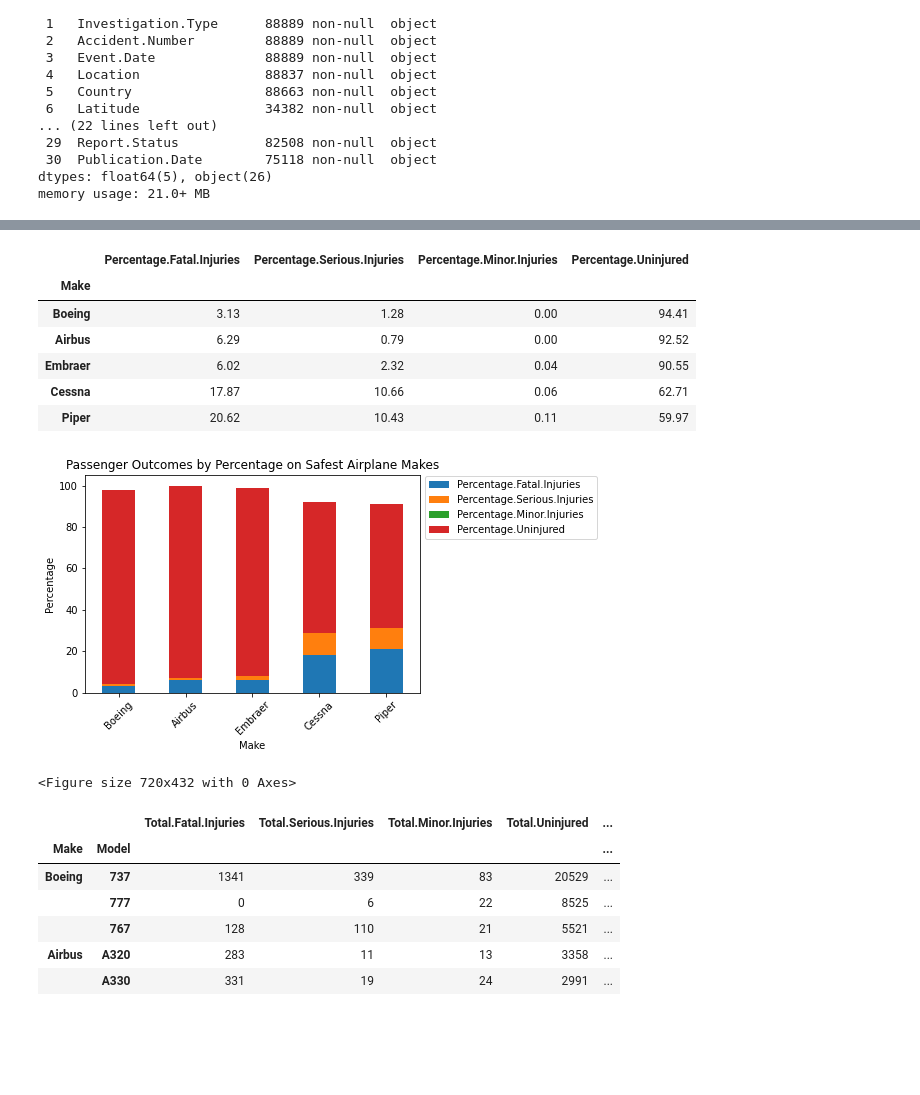
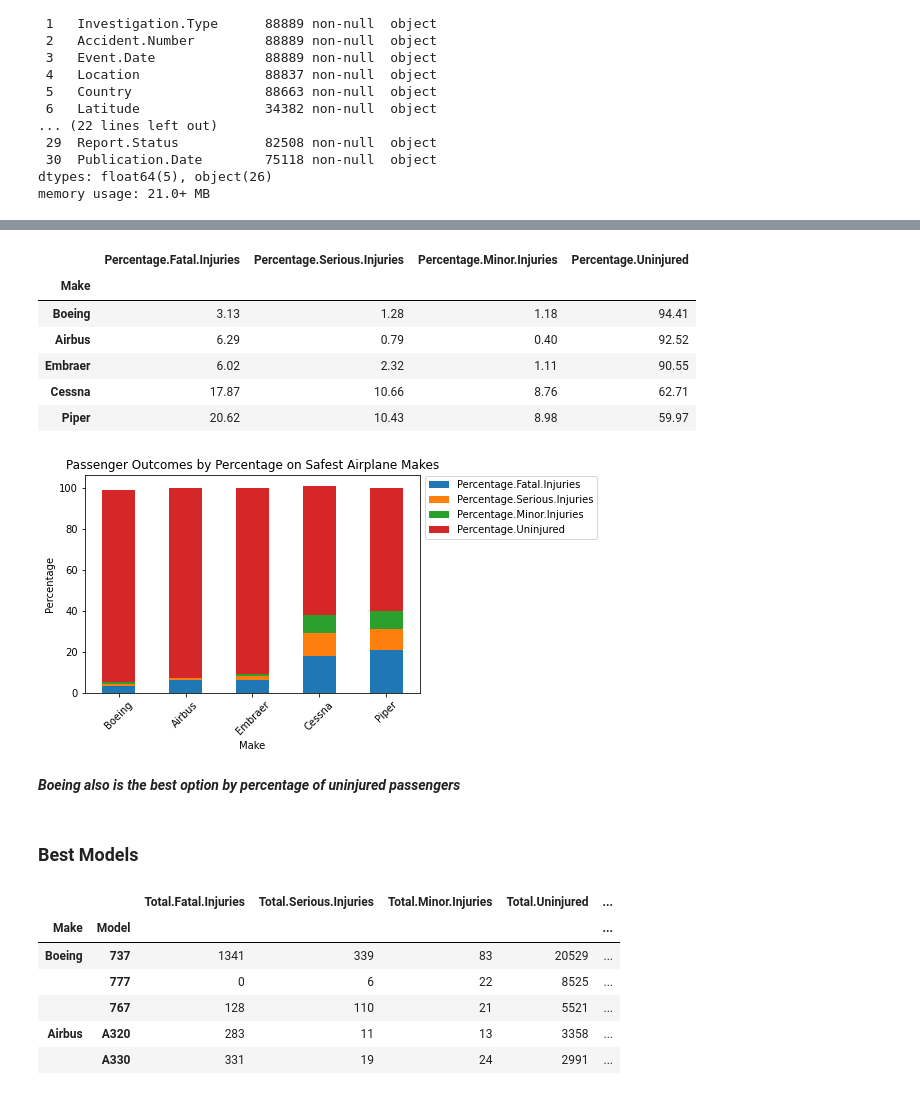
Before and after one commit to raquel-palumbo/Phase-One-Project-Final, a Jupyter notebook: Phase 1 Project.ipynb, the cells around one changed output, grey strips where cells are left out. Saved outputs shown, nothing was run; the diff lists cells and outputs as text; code cells hidden in the pictures; blank space fills up the shorter version.

```diff
--- a/Phase 1 Project.ipynb
+++ b/Phase 1 Project.ipynb
@@ -10,6 +34,6 @@ We will be using a dataset from National Transportation Safety Board that contai
 # %%
 #import the data
-aviation_data = pd.read_csv('/Users/raquelpalumbo/Documents/Flatiron/dsc-data-science-env-config/AviationData.csv', encoding = 'latin-1', low_memory=False)
+aviation_data = pd.read_csv('data/AviationData.csv', encoding = 'latin-1', low_memory=False)
 # %%
 #view the dataset
 aviation_data.head()
@@ -46,0 +112,3 @@ We do not need the following columns as they will not be relevant to the analysi
+# %%
+#remove columns that contain data we will not need
+aviation_data = aviation_data.drop(['Airport.Code','Air.carrier','Investigation.Type','Latitude', 'Longitude','Accident.Number', 'Event.Id','Registration.Number', 'FAR.Description', 'Report.Status', 'Amateur.Built', 'Number.of.Engines'], axis =1)
@@ -49,3 +139,0 @@ We do not need the following columns as they will not be relevant to the analysi
-# %%
-#remove columns that contain data we will not need
-aviation_data = aviation_data.drop(['Airport.Code','Air.carrier','Investigation.Type','Latitude', 'Longitude','Accident.Number', 'Publication.Date', 'Event.Id','Registration.Number', 'FAR.Description', 'Report.Status', 'Amateur.Built', 'Number.of.Engines'], axis =1)
@@ -118,7 +214,7 @@ plt.show()
 #convert all columns to percentages
 safest_makes['Total.Fatal.Injuries'] = ((safest_makes['Total.Fatal.Injuries']/safest_makes['Num.Passengers'])*100)
 safest_makes['Total.Serious.Injuries'] = ((safest_makes['Total.Serious.Injuries']/safest_makes['Num.Passengers'])*100)
-safest_makes['Total.Minor.Injuries'] = ((safest_makes['Total.Serious.Injuries']/safest_makes['Num.Passengers'])*100)
+safest_makes['Total.Minor.Injuries'] = ((safest_makes['Total.Minor.Injuries']/safest_makes['Num.Passengers'])*100)
 # %%
 #rename the columns
 safest_makes.rename(columns={'Total.Fatal.Injuries':'Percentage.Fatal.Injuries', 'Total.Serious.Injuries':'Percentage.Serious.Injuries', 'Total.Minor.Injuries':'Percentage.Minor.Injuries'},inplace=True)
@@ -128,18 +224,15 @@ safest_makes.round(2)
 # %% [output]
 |  | Percentage.Fatal.Injuries | Percentage.Serious.Injuries | Percentage.Minor.Injuries | Percentage.Uninjured |
 | Make |  |  |  |  |
-| Boeing | 3.13 | 1.28 | 0.00 | 94.41 |
-| Airbus | 6.29 | 0.79 | 0.00 | 92.52 |
-| Embraer | 6.02 | 2.32 | 0.04 | 90.55 |
-| Cessna | 17.87 | 10.66 | 0.06 | 62.71 |
-| Piper | 20.62 | 10.43 | 0.11 | 59.97 |
+| Boeing | 3.13 | 1.28 | 1.18 | 94.41 |
+| Airbus | 6.29 | 0.79 | 0.40 | 92.52 |
+| Embraer | 6.02 | 2.32 | 1.11 | 90.55 |
+| Cessna | 17.87 | 10.66 | 8.76 | 62.71 |
+| Piper | 20.62 | 10.43 | 8.98 | 59.97 |
 # %%
-#plot the passenger outcomes by percentages
+#plot the passenger outcomes by percentage
 safest_makes.round().plot(kind='bar', stacked=True, title= 'Passenger Outcomes by Percentage on Safest Airplane Makes', ylabel='Percentage', rot=45)
 plt.legend(loc='center left', bbox_to_anchor=(1.0, 0.85))
-plt.figure(figsize=(10, 6))
-plt.savefig('Passenger Outcomes By Percentage - Safest Makes')
 plt.show()
 # %% [output]
-[figure, old version]
+[figure, new version]
-<Figure size 720x432 with 0 Axes>
@@ -148,3 +239,7 @@ plt.show()
+# %% [markdown]
+***Boeing also is the best option by percentage of uninjured passengers***
+# %% [markdown]
+### Best Models
 # %%
 #find the total of each passenger outcome for each make then get the 5 planes with the most passengers/data points
 safest_models = aviation_data[['Make', 'Model', 'Total.Fatal.Injuries', 'Total.Serious.Injuries', 'Total.Minor.Injuries', 'Total.Uninjured', 'Num.Passengers']].groupby(['Make', 'Model']).sum().nlargest(5, columns='Num.Passengers')
```
Also changed, not shown: parts of 65 cells of this notebook, 9 other files.
